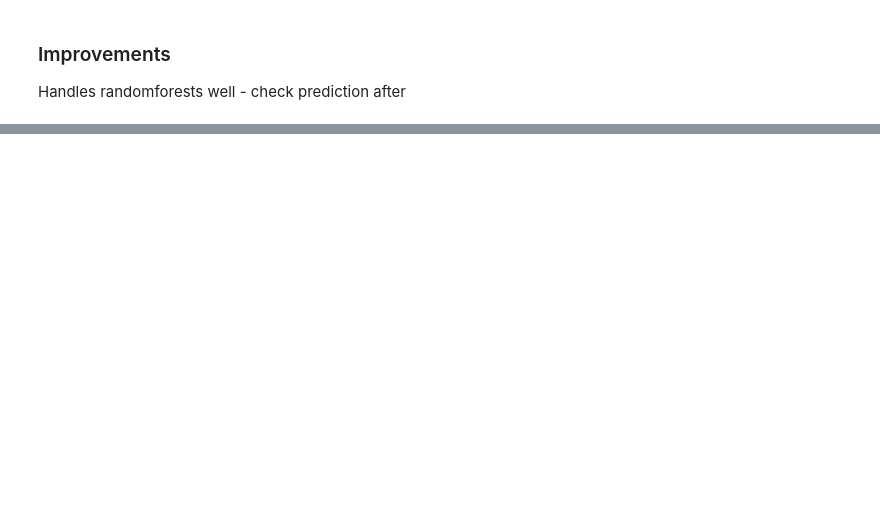
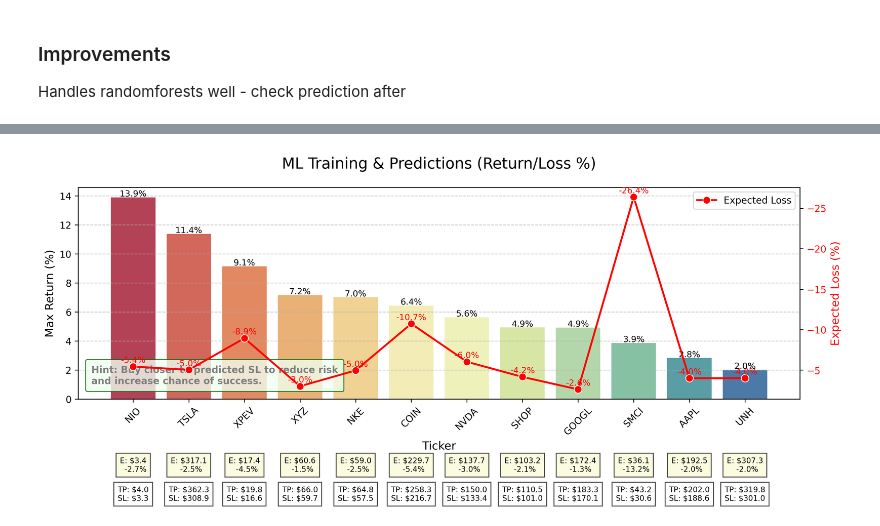
Before and after one commit to farrukhdGB/StocksML, a Jupyter notebook: FixedProfit_ML_MultiStocks.ipynb, the cells around one changed output, grey strips where cells are left out. Drawn from its saved outputs; the diff is of its cells as text; code cells hidden in the pictures; blank space fills up the shorter version.

```diff
--- a/FixedProfit_ML_MultiStocks.ipynb
+++ b/FixedProfit_ML_MultiStocks.ipynb
@@ -8,10 +13,22 @@ from sklearn.preprocessing import StandardScaler
 import warnings
 warnings.filterwarnings('ignore')
 # %%
-# Configuration
-TICKERS = ["TSLA", "COIN", "NKE", "SMCI", "XPEV", "NIO", "GOOGL", "AAPL"]
+TICKERS = ["TSLA", "NVDA", "COIN", "SHOP", "NKE", "SMCI", "XPEV", "NIO", "GOOGL", "AAPL", "UNH", "XYZ"]
 YEARS_OF_DATA = 2
-PROFIT_TARGET = 0.0375
-STOP_LOSS = 0.0375
+PROFIT_TARGET = 0.05
+STOP_LOSS = 0.03
 FORWARD_DAYS = 14
+
+# Time window
+end_date = datetime.now()
+start_date = end_date - timedelta(days=365 * YEARS_OF_DATA)
+
+# Shared model components
+FEATURES = ['RSI', 'SMA1', 'SMA2', 'SMA3', 'MACD', 'Signal_Line',
+            'Upper_Band', 'Lower_Band', 'Volume_MA20',
+            '5_day_return', '10_day_return', 'Volatility',
+            'CCI', 'OBV', '+DI', '-DI', 'ADX', 'ATR',
+            'VWMA', 'VI+','VI+', 'KCu','KCl', 'STu', 'STl']
+
+results = []
 # %%
@@ -283,0 +187,60 @@ for s in seeds:
+# %%
+# ✅ PLOTTING ONLY
+from matplotlib.offsetbox import AnchoredText
+
+df_plot = df_results.sort_values(by="Max (%)", ascending=False)
+
+# Create figure and primary axis
+fig, ax1 = plt.subplots(figsize=(12, 6), dpi=300)
+
+# Plot Max (%) on primary axis (left)
+sns.barplot(x="Ticker", y="Max (%)", data=df_plot, palette="Spectral", ax=ax1)
+ax1.set_ylabel('Max Return (%)', fontsize=12)
+ax1.set_xlabel('Ticker', fontsize=12)
+ax1.tick_params(axis='x', rotation=45)
+ax1.grid(True, axis='y', linestyle='--', alpha=0.7)
+
+# Create secondary axis (right) for Loss (%)
+ax2 = ax1.twinx()
+sns.lineplot(x="Ticker", y="Loss (%)", data=df_plot, color='red', marker='o', ax=ax2, linewidth=2, markersize=8, label='Expected Loss')
+ax2.set_ylabel('Expected Loss (%)', fontsize=12, color='red')
+ax2.tick_params(axis='y', labelcolor='red')
+ax2.invert_yaxis()
+
+# Annotate TP and SL values
+for i, (_, row) in enumerate(df_plot.iterrows()):
+     # Annotate Max (%)
+    ax1.text(i, row["Max (%)"] + 0.5, f'{row["Max (%)"]:.1f}%', ha='center', va='top', fontsize=9)
+
+    # Annotate Loss (%)
+    ax2.text(i, row["Loss (%)"] - 1.25, f'{row["Loss (%)"]:.1f}%', ha='center', va='top', color='red', fontsize=9)
+
+    ax1.text(i, -4, f'E: ${row["Entry"]:.1f}\n  {row["Entry%"]:.1f}%',
+            ha='center', va='top', fontsize=8,
+            bbox=dict(facecolor='lightgoldenrodyellow', alpha=0.7))
+
+    # Annotate TP and SL prices below bars
+    ax1.text(i, -6, f'TP: ${row["Max (TP)"]:.1f}\nSL: ${row["SL"]:.1f}',
+             ha='center', va='top', fontsize=8, bbox=dict(facecolor='white', alpha=0.7))
+
+# Add the strategic hint textbox
+textbox = AnchoredText(
+    "Hint: Buy closer to predicted SL to reduce risk\nand increase chance of success.",
+    loc='lower left',
+    frameon=True,
+    borderpad=1,
+    prop=dict(size=10, color='gray', weight='bold')
+)
+ax1.add_artist(textbox)
+
+# Customize the textbox appearance
+textbox.patch.set_facecolor('honeydew')  # Light green background
+textbox.patch.set_edgecolor('darkgreen')  # Dark green border
+textbox.patch.set_alpha(0.8)             # Slight transparency
+textbox.patch.set_boxstyle("round,pad=0.2")  # Rounded corners
+
+plt.title("ML Training & Predictions (Return/Loss %)", fontsize=16, pad=20)
+plt.tight_layout()
+plt.show()
+# %% [output]
+[figure, added]
```
Also changed, not shown: parts of 5 cells of this notebook, 1 other file.
